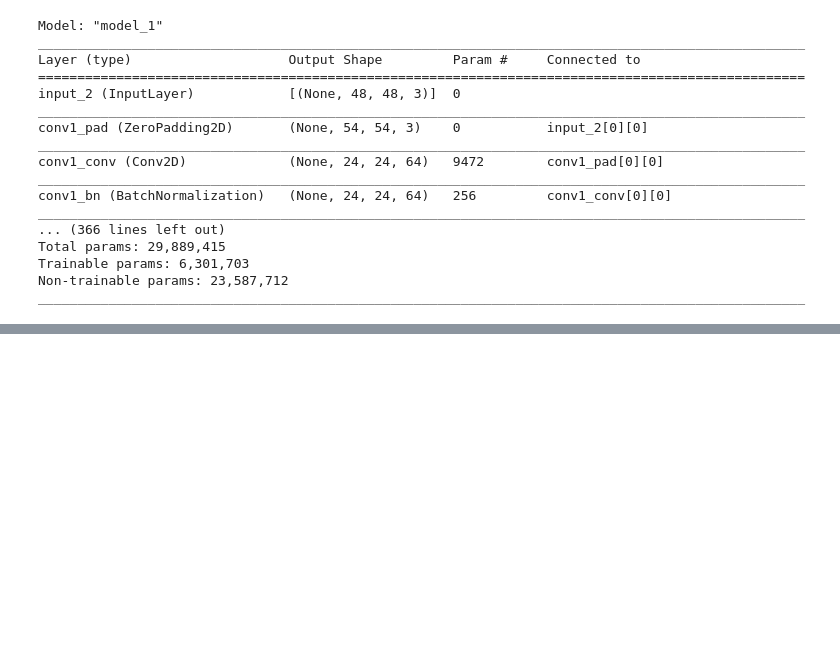
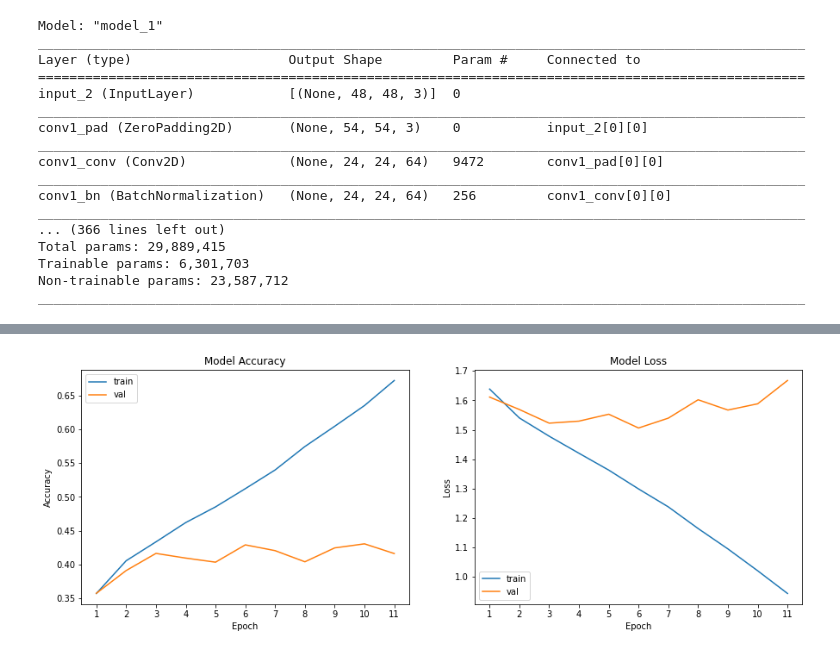
Before and after one commit to oelbourki/facial-emotion-detection, a Jupyter notebook: facial-emotion-detection.ipynb, the cells around one changed output, grey strips where cells are left out. Cells and saved outputs as stored; diff of their text form; code cells hidden in the pictures; blank space fills up the shorter version.

```diff
--- a/facial-emotion-detection.ipynb
+++ b/facial-emotion-detection.ipynb
@@ -555,4 +395,2 @@ Epoch 00011: val_loss did not improve from 1.51811
 Restoring model weights from the end of the best epoch.
 Epoch 00011: early stopping
-# %%
-plot_trainig_history(history_vgg16)
@@ -607,0 +457,4 @@ vgg16_model = load_model(VGG16_PATH)
+# %%
+plot_model_history(history_vgg16)
+# %% [output]
+[figure, added]
```
Also changed, not shown: parts of 39 cells of this notebook, 10 other files.
